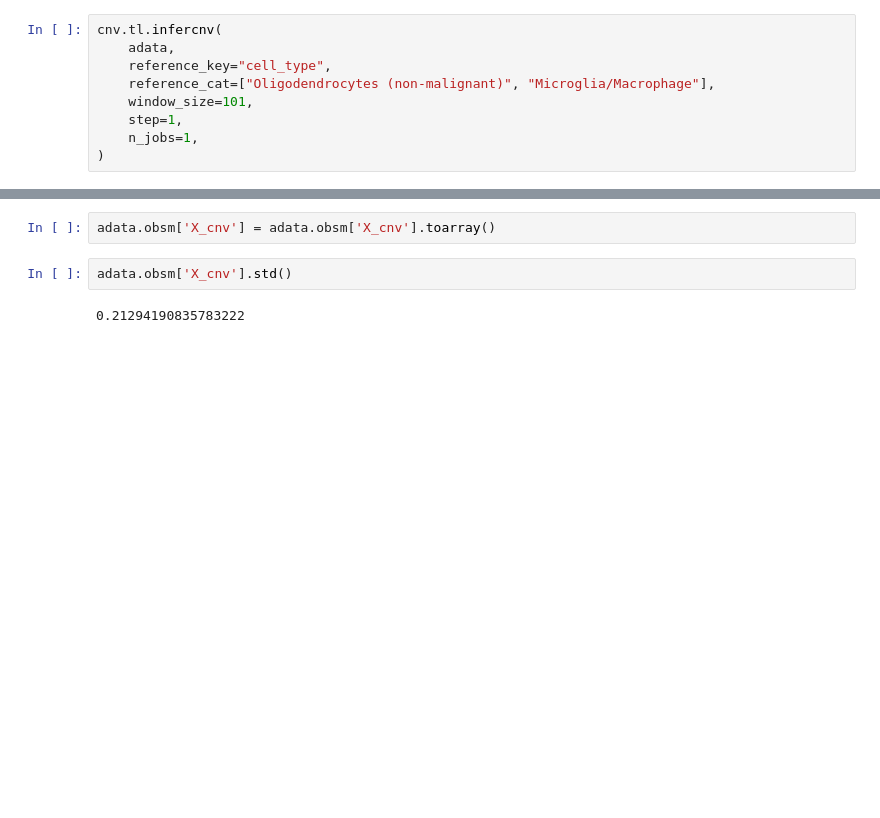
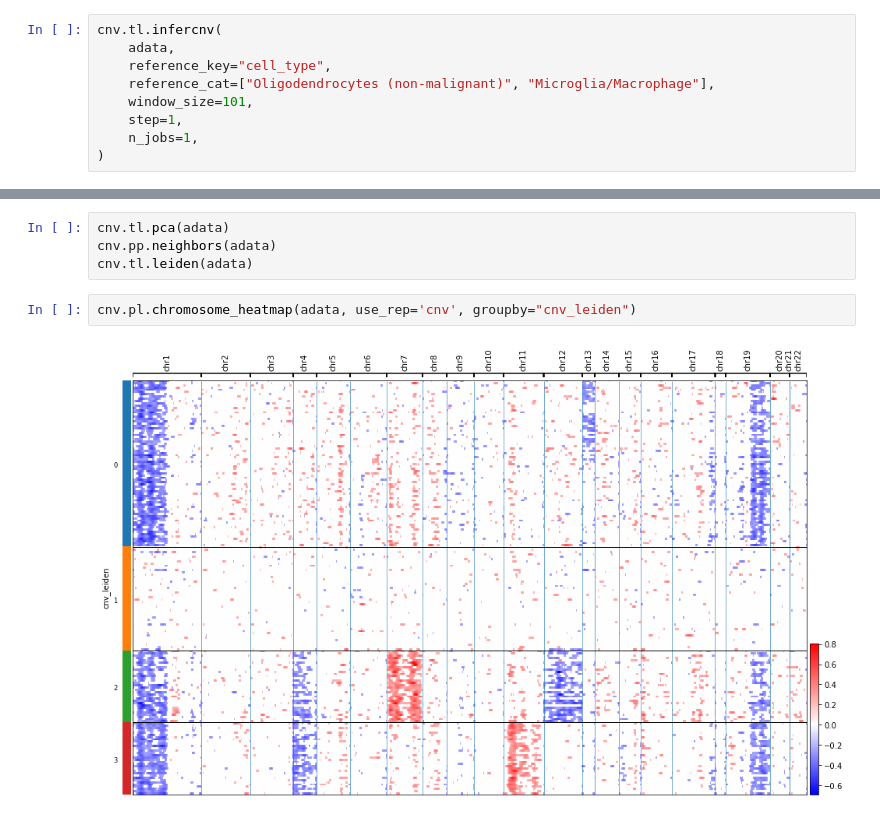
Before and after one commit to icbi-lab/infercnvpy, a Jupyter notebook: docs/notebooks/evaluating_hmm/Quickstart HMM.ipynb, the cells around one changed output, grey strips where cells are left out. Saved outputs shown, nothing was run; the diff lists cells and outputs as text; blank space fills up the shorter version.

```diff
--- a/docs/notebooks/evaluating_hmm/Quickstart HMM.ipynb
+++ b/docs/notebooks/evaluating_hmm/Quickstart HMM.ipynb
@@ -22,9 +26,11 @@ cnv.pl.chromosome_heatmap(adata, use_rep='cnv', groupby="cell_type")
-# %%
-adata.obsm['X_cnv'] = adata.obsm['X_cnv'].toarray()
-# %%
-adata.obsm['X_cnv'].std()
-# %% [output]
-0.21294190835783222
+# %%
+cnv.tl.pca(adata)
+cnv.pp.neighbors(adata)
+cnv.tl.leiden(adata)
+# %%
+cnv.pl.chromosome_heatmap(adata, use_rep='cnv', groupby="cnv_leiden")
+# %% [output]
+[figure, added]
 # %%
 cnv.tl.hmm_denoising(
     adata=adata,
```
Also changed, not shown: parts of 9 cells of this notebook, 6 other files.
